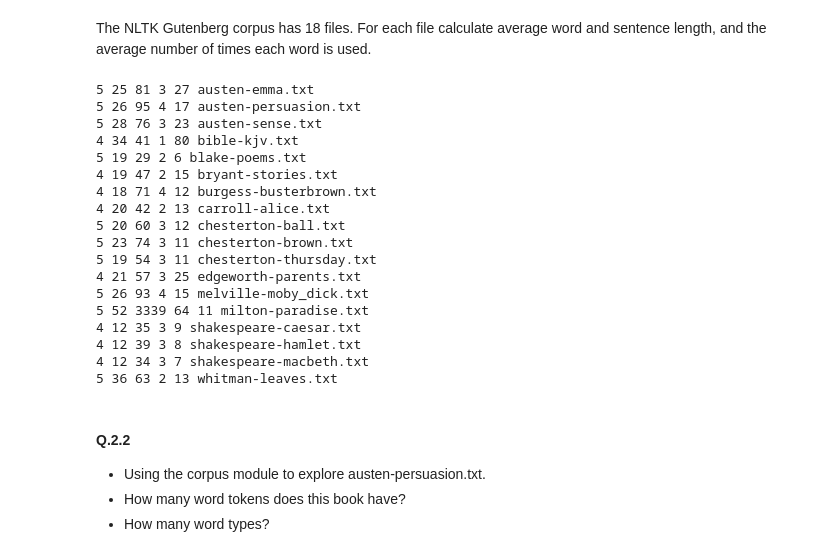
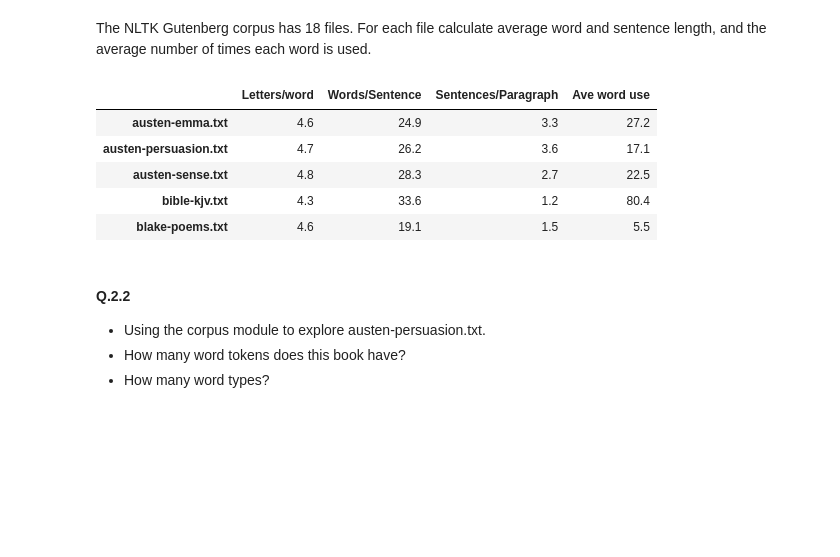
Before and after one commit to ksenia-5/nlp, a Jupyter notebook: natural-language-toolkit-getting-started.ipynb, the cells around one changed output. Drawn from its saved outputs; the diff is of its cells as text; code cells hidden in the pictures; blank space fills up the shorter version.

```diff
--- a/natural-language-toolkit-getting-started.ipynb
+++ b/natural-language-toolkit-getting-started.ipynb
@@ -393,34 +393,28 @@ len(gutenberg.fileids())
 The NLTK Gutenberg corpus has 18 files. For each file calculate average word and sentence length, and the average number of times each word is used.
 # %%
 # View summary statistics for each fileid
-# letters/word, words/sentence, words/ paragraph, sentences/paragraph, average number of times each word is used
+# letters/word, words/sentence, sentences/paragraph, average number of times each word is used
+text_summary = {}
 for fileid in gutenberg.fileids():
     num_chars = len(gutenberg.raw(fileid))
     num_words = len(gutenberg.words(fileid))
     num_sents = len(gutenberg.sents(fileid))
     num_paras = len(gutenberg.paras(fileid))
     num_vocab = len(set(w.lower() for w in gutenberg.words(fileid) if w.isalpha()))
-
-    print(round(num_chars/num_words), round(num_words/num_sents), round(num_words/num_paras), round(num_sents/num_paras), round(num_words/num_vocab), fileid)
+    text_summary[fileid] = [num_chars/num_words,num_words/num_sents,num_sents/num_paras,num_words/num_vocab]
+    #print(round(num_chars/num_words), round(num_words/num_sents), round(num_sents/num_paras), round(num_words/num_vocab), fileid)
-# %% [output]
-5 25 81 3 27 austen-emma.txt
-5 26 95 4 17 austen-persuasion.txt
-5 28 76 3 23 austen-sense.txt
-4 34 41 1 80 bible-kjv.txt
-5 19 29 2 6 blake-poems.txt
-4 19 47 2 15 bryant-stories.txt
-4 18 71 4 12 burgess-busterbrown.txt
-4 20 42 2 13 carroll-alice.txt
-5 20 60 3 12 chesterton-ball.txt
-5 23 74 3 11 chesterton-brown.txt
-5 19 54 3 11 chesterton-thursday.txt
-4 21 57 3 25 edgeworth-parents.txt
-5 26 93 4 15 melville-moby_dick.txt
-5 52 3339 64 11 milton-paradise.txt
-4 12 35 3 9 shakespeare-caesar.txt
-4 12 39 3 8 shakespeare-hamlet.txt
-4 12 34 3 7 shakespeare-macbeth.txt
-5 36 63 2 13 whitman-leaves.txt
+# %%
+# Make a dataframe of results
+pd.set_option('precision', 1)
+text_summary = pd.DataFrame.from_dict(text_summary,orient='index', columns = ["Letters/word", "Words/Sentence","Sentences/Paragraph","Ave word use"])
+text_summary.head()
+# %% [output]
+|  | Letters/word | Words/Sentence | Sentences/Paragraph | Ave word use |
+| austen-emma.txt | 4.6 | 24.9 | 3.3 | 27.2 |
+| austen-persuasion.txt | 4.7 | 26.2 | 3.6 | 17.1 |
+| austen-sense.txt | 4.8 | 28.3 | 2.7 | 22.5 |
+| bible-kjv.txt | 4.3 | 33.6 | 1.2 | 80.4 |
+| blake-poems.txt | 4.6 | 19.1 | 1.5 | 5.5 |
 # %% [markdown]
 #### Q.2.2
 * Using the corpus module to explore austen-persuasion.txt.
```
Also changed, not shown: parts of 14 cells of this notebook.
